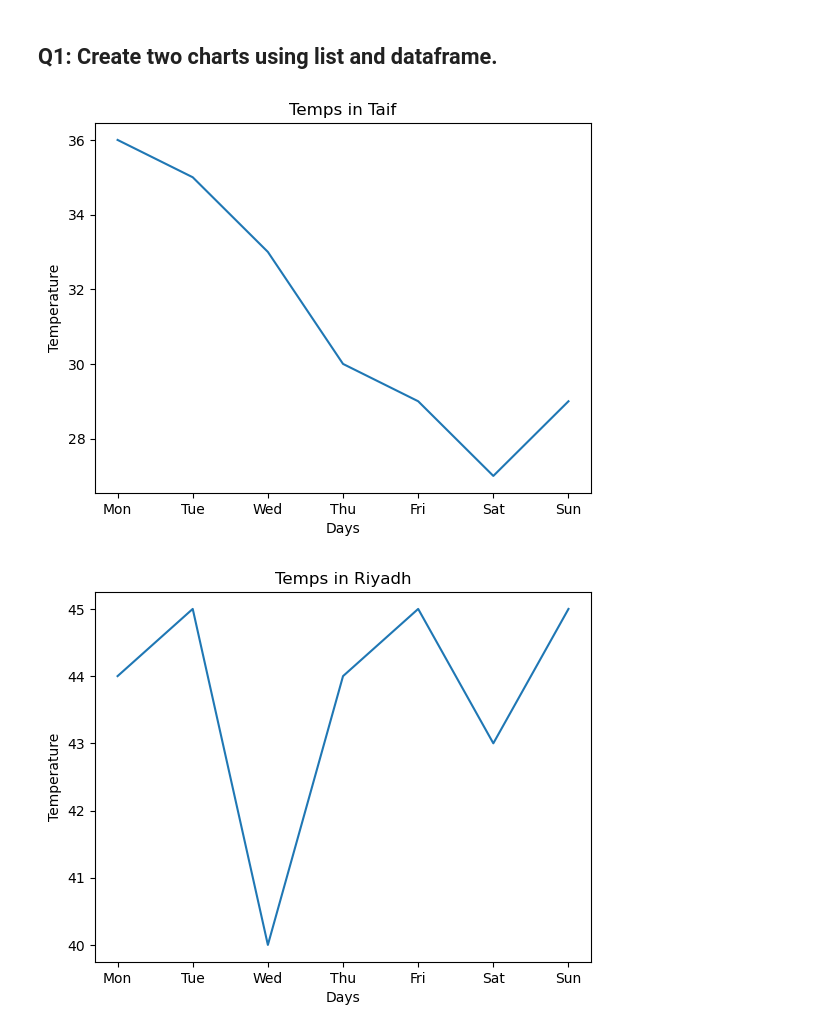
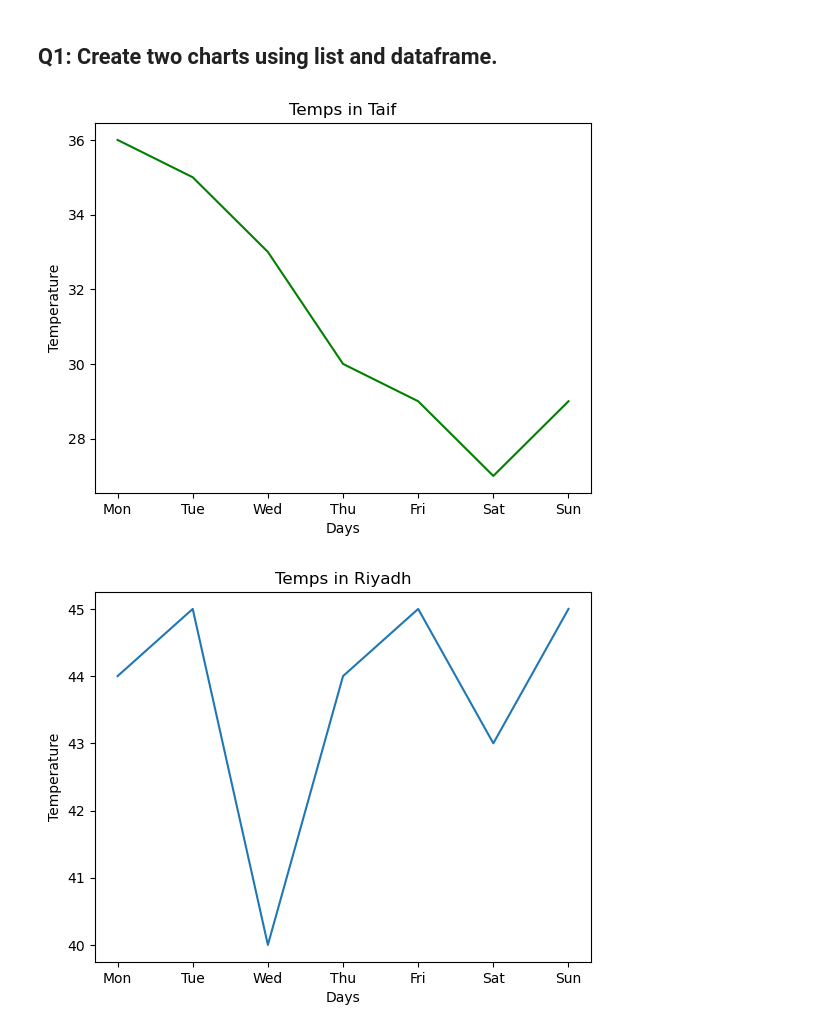
Before and after one commit to Tuwaiq-Data-Science-Bootcamp-V4/Matplotlib-Lab1, a Jupyter notebook: Matplotlib_Assignment1.ipynb, the cells around one changed output. Drawn from its saved outputs; the diff is of its cells as text; code cells hidden in the pictures.

```diff
--- a/Matplotlib_Assignment1.ipynb
+++ b/Matplotlib_Assignment1.ipynb
@@ -15,12 +15,12 @@ dt = pd.DataFrame(data = {"Day":days,"Temperature":taif})
 dr = pd.DataFrame(data = {"Day":days,"Temperature":riyad})
 # %%
 # using list
-plt.plot(days,taif)
+plt.plot(days,taif , color = "g")
 plt.title("Temps in Taif")
 plt.xlabel("Days")
 plt.ylabel("Temperature");
 # %% [output]
-[figure, old version]
+[figure, new version]
 # %%
 #using DataFrame
 plt.plot(dr["Day"],dr["Temperature"])
```
Also changed, not shown: parts of 3 cells of this notebook.
